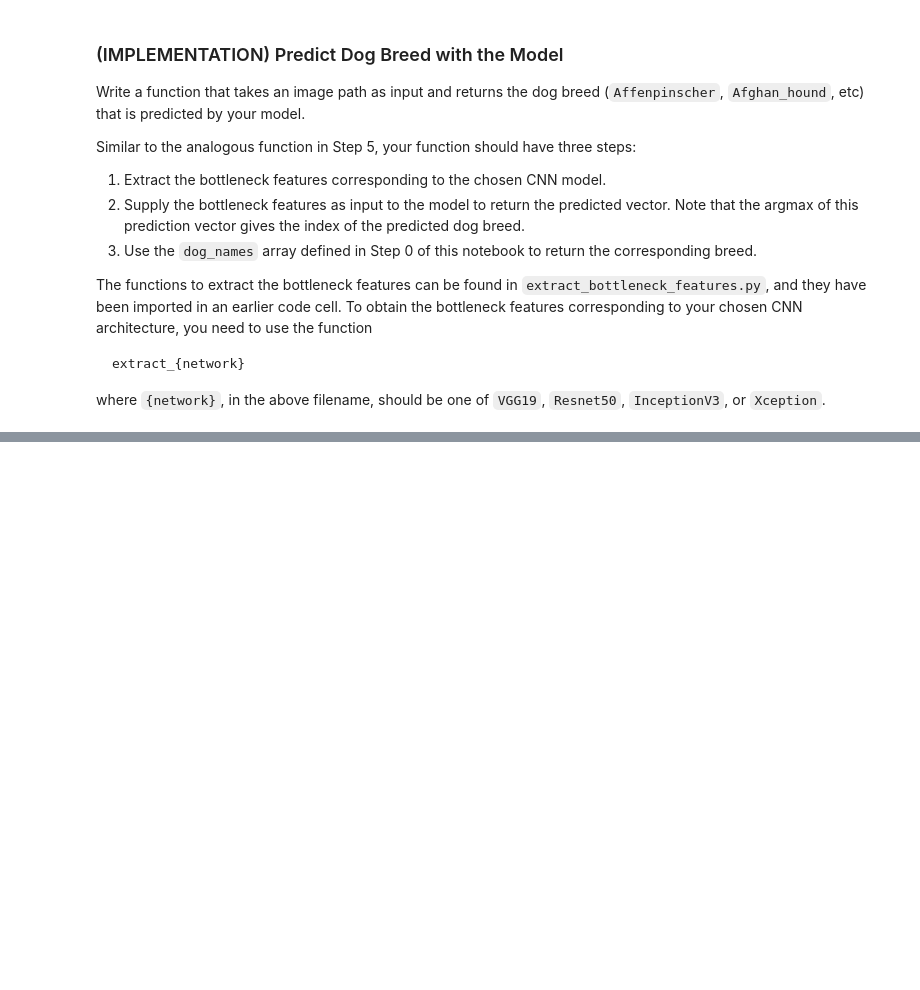
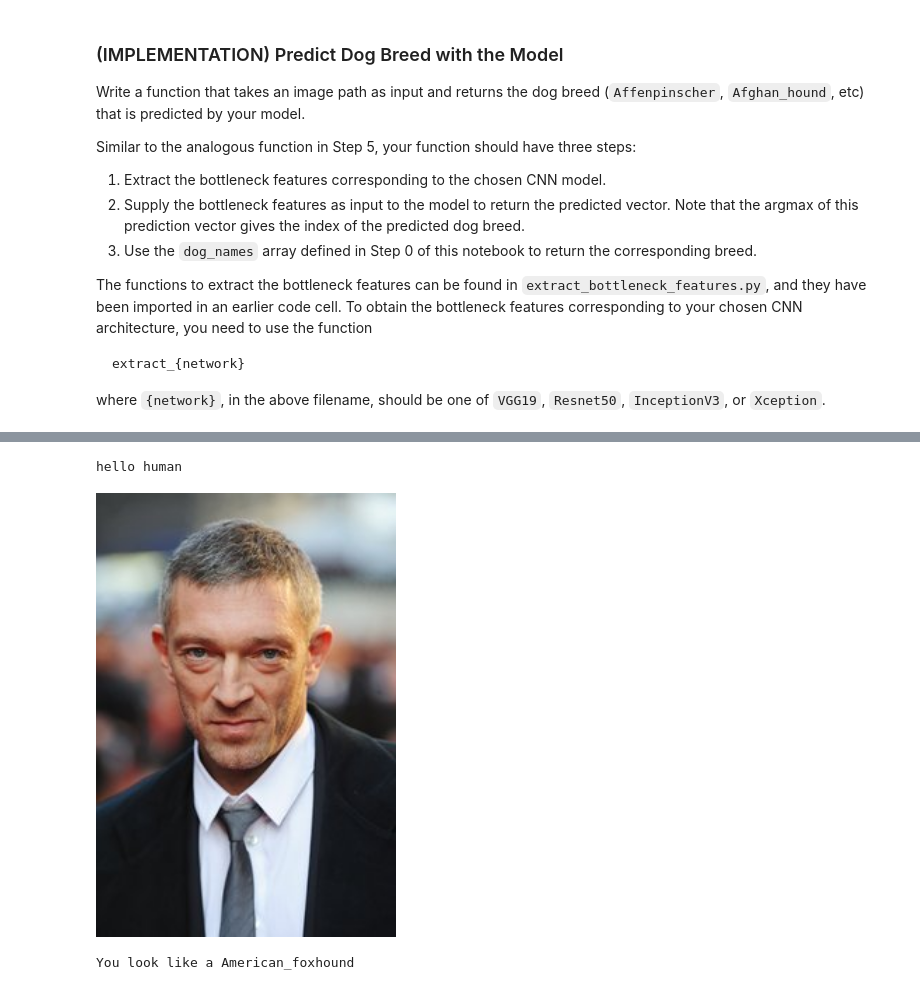
Before and after one commit to ptrmay/AIND, a Jupyter notebook: dog-project/dog_app.ipynb, the cells around one changed output, grey strips where cells are left out. Saved outputs shown, nothing was run; the diff lists cells and outputs as text; code cells hidden in the pictures; blank space fills up the shorter version.

```diff
--- a/dog-project/dog_app.ipynb
+++ b/dog-project/dog_app.ipynb
@@ -664,0 +781,7 @@ __Answer:__
+# %%
+img_path = "images/human2.jpg"
+detector(img_path)
+# %% [output]
+hello human
+[figure, added]
+You look like a American_foxhound
```
Also changed, not shown: parts of 35 cells of this notebook, 11 other files.
